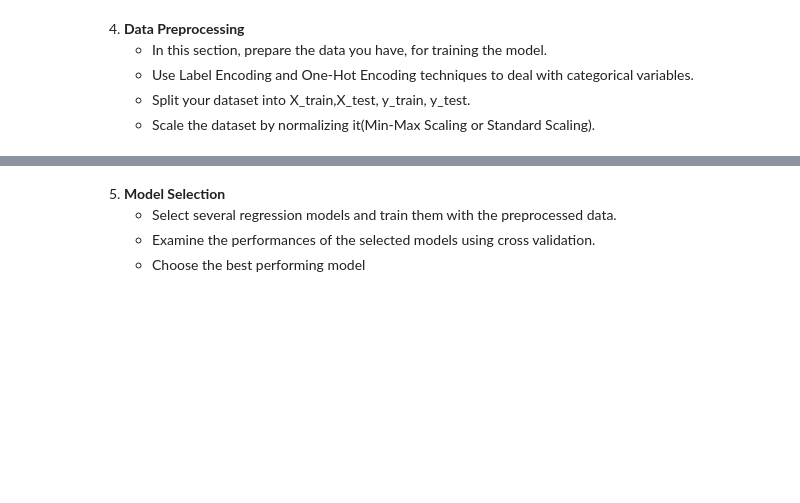
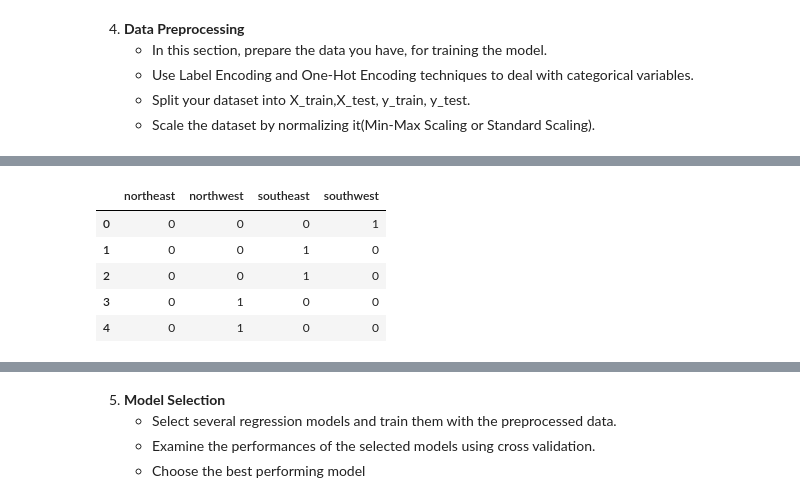
Before and after one commit to gr-uzun/medical-cost-analysis, a Jupyter notebook: medical_cost_analysis_project.ipynb, the cells around one changed output, grey strips where cells are left out. Cells and saved outputs as stored; diff of their text form; code cells hidden in the pictures; blank space fills up the shorter version.

```diff
--- a/medical_cost_analysis_project.ipynb
+++ b/medical_cost_analysis_project.ipynb
@@ -382,0 +318,12 @@ Number of rows and columns in the data set:  (1338, 13)
+# %%
+#one-hot encoding
+
+one_hot = pd.get_dummies(df["region"])
+one_hot.head()
+# %% [output]
+|  | northeast | northwest | southeast | southwest |
+| 0 | 0 | 0 | 0 | 1 |
+| 1 | 0 | 0 | 1 | 0 |
+| 2 | 0 | 0 | 1 | 0 |
+| 3 | 0 | 1 | 0 | 0 |
+| 4 | 0 | 1 | 0 | 0 |
```
Also changed, not shown: parts of 36 cells of this notebook.
